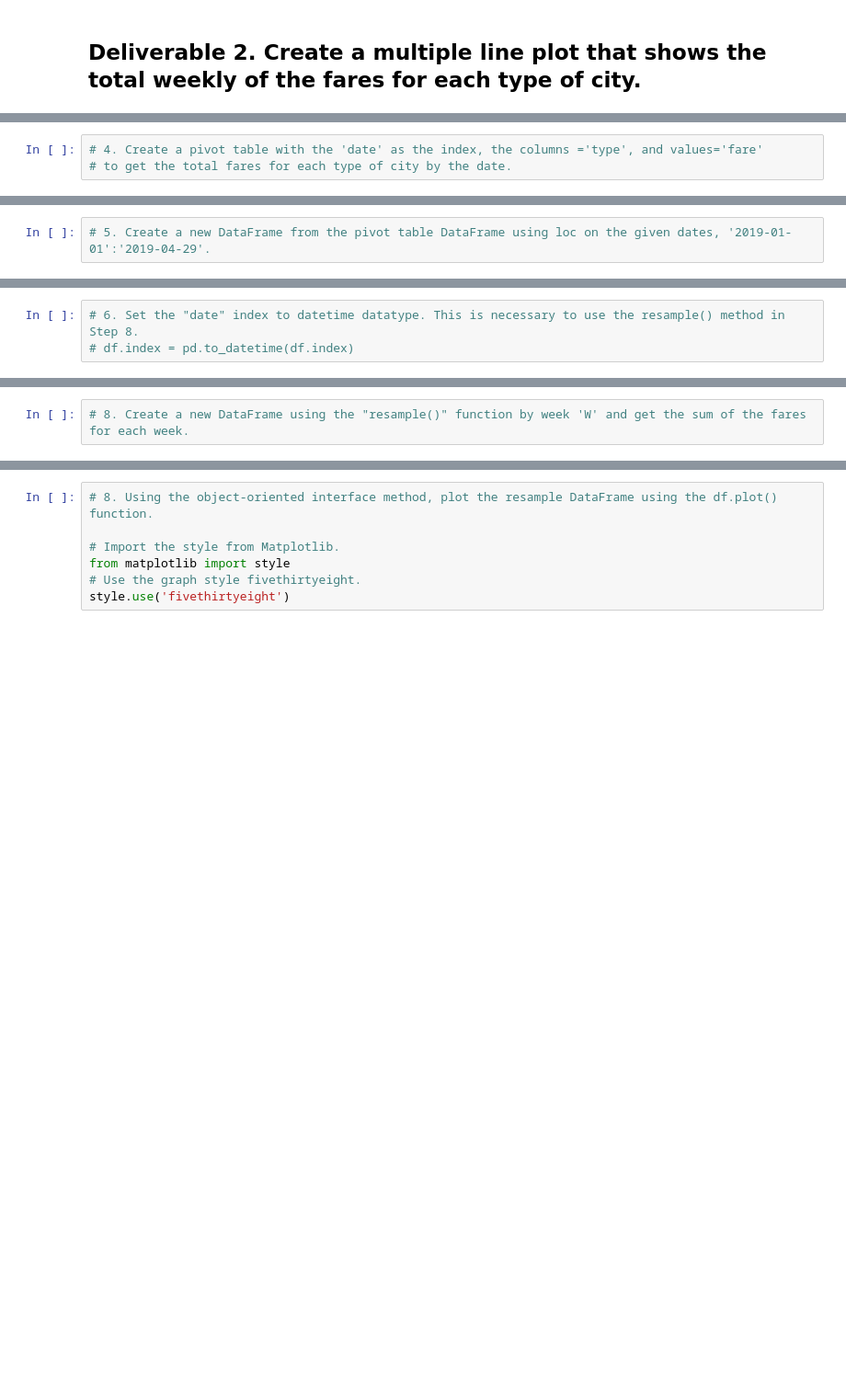
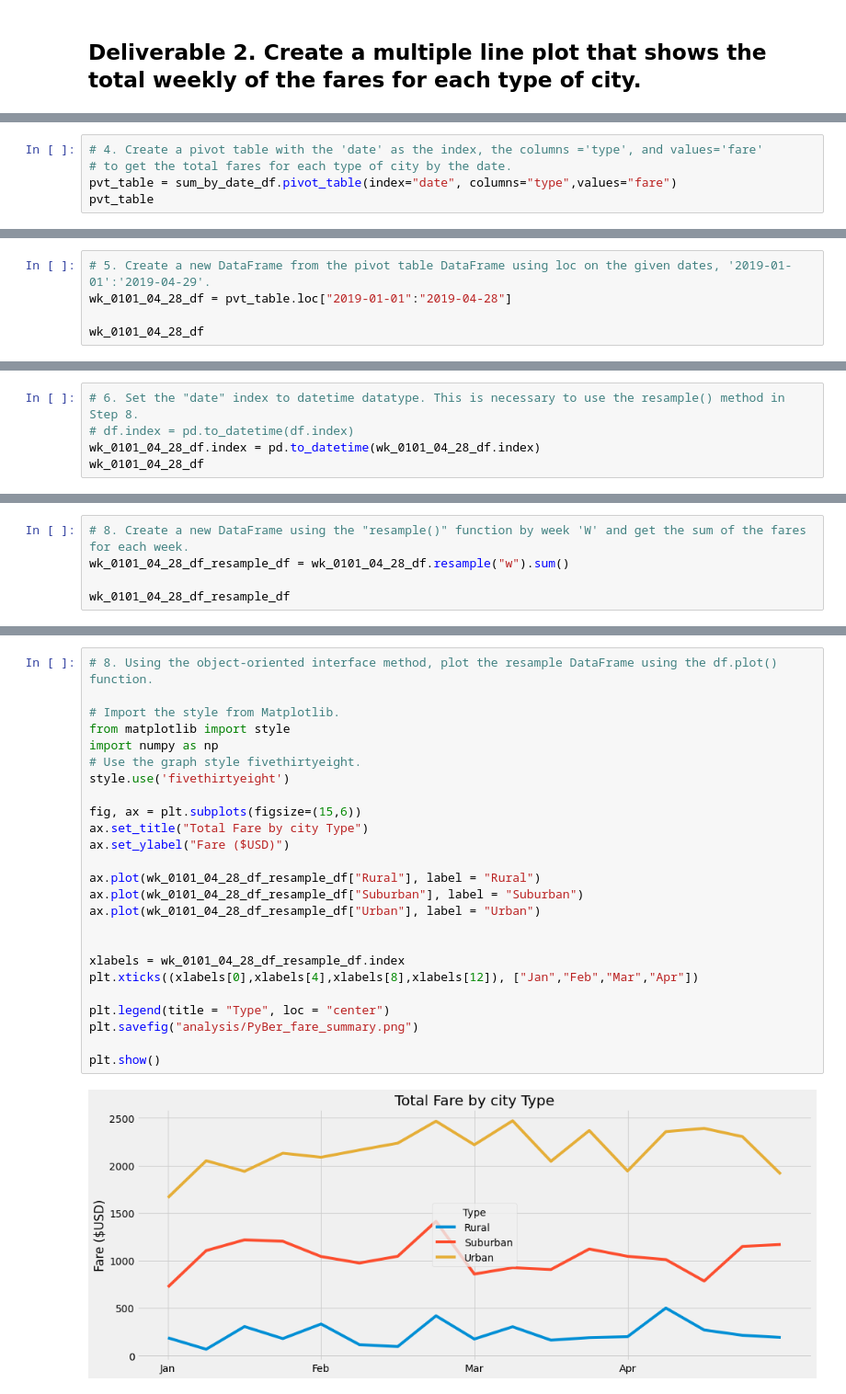
Before and after one commit to sandramcardona/PyBer_Analysis, a Jupyter notebook: PyBer_Challenge.ipynb, the cells around one changed output, grey strips where cells are left out. Shown at 92% size. Cells and saved outputs as stored; diff of their text form; blank space fills up the shorter version.

Commit message:
finalized challenge code and image

```diff
--- a/PyBer_Challenge.ipynb
+++ b/PyBer_Challenge.ipynb
@@ -242,3 +269,5 @@ Name: fare, dtype: float64
 # %%
 # 4. Create a pivot table with the 'date' as the index, the columns ='type', and values='fare'
 # to get the total fares for each type of city by the date.
+pvt_table = sum_by_date_df.pivot_table(index="date", columns="type",values="fare")
+pvt_table
@@ -245,2 +289,5 @@ Name: fare, dtype: float64
 # %%
 # 5. Create a new DataFrame from the pivot table DataFrame using loc on the given dates, '2019-01-01':'2019-04-29'.
+wk_0101_04_28_df = pvt_table.loc["2019-01-01":"2019-04-28"]
+
+wk_0101_04_28_df
@@ -247,3 +309,5 @@ Name: fare, dtype: float64
 # %%
 # 6. Set the "date" index to datetime datatype. This is necessary to use the resample() method in Step 8.
 # df.index = pd.to_datetime(df.index)
+wk_0101_04_28_df.index = pd.to_datetime(wk_0101_04_28_df.index)
+wk_0101_04_28_df
@@ -252,2 +358,5 @@ Name: fare, dtype: float64
 # %%
 # 8. Create a new DataFrame using the "resample()" function by week 'W' and get the sum of the fares for each week.
+wk_0101_04_28_df_resample_df = wk_0101_04_28_df.resample("w").sum()
+
+wk_0101_04_28_df_resample_df
@@ -254,7 +383,27 @@ Name: fare, dtype: float64
 # %%
 # 8. Using the object-oriented interface method, plot the resample DataFrame using the df.plot() function.
 
 # Import the style from Matplotlib.
 from matplotlib import style
+import numpy as np
 # Use the graph style fivethirtyeight.
 style.use('fivethirtyeight')
+
+fig, ax = plt.subplots(figsize=(15,6))
+ax.set_title("Total Fare by city Type")
+ax.set_ylabel("Fare ($USD)")
+
+ax.plot(wk_0101_04_28_df_resample_df["Rural"], label = "Rural")
+ax.plot(wk_0101_04_28_df_resample_df["Suburban"], label = "Suburban")
+ax.plot(wk_0101_04_28_df_resample_df["Urban"], label = "Urban")
+
+
+xlabels = wk_0101_04_28_df_resample_df.index
+plt.xticks((xlabels[0],xlabels[4],xlabels[8],xlabels[12]), ["Jan","Feb","Mar","Apr"])
+
+plt.legend(title = "Type", loc = "center")
+plt.savefig("analysis/PyBer_fare_summary.png")
+
+plt.show()
+# %% [output]
+[figure, added]
```
Also changed, not shown: parts of 8 cells of this notebook, 1 other file.
